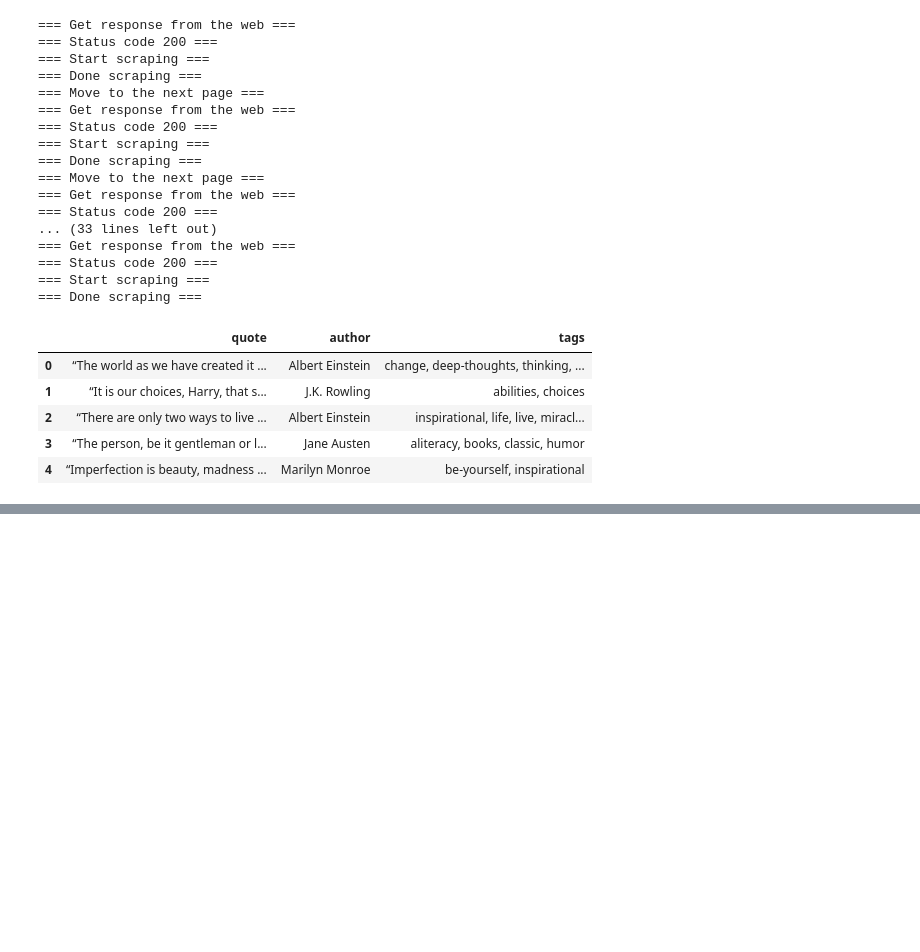
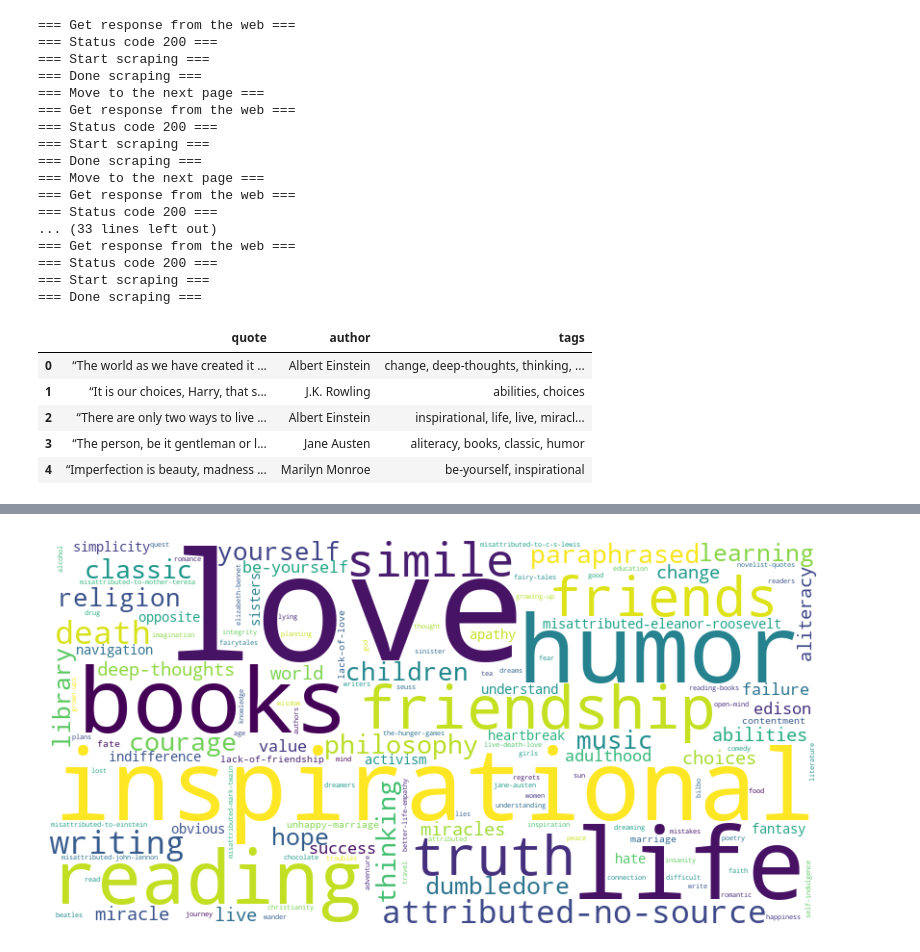
Before and after one commit to sakabmw/scraping-quotes, a Jupyter notebook: nb-qscript.ipynb, the cells around one changed output, grey strips where cells are left out. Cells and saved outputs as stored; diff of their text form; code cells hidden in the pictures; blank space fills up the shorter version.

```diff
--- a/nb-qscript.ipynb
+++ b/nb-qscript.ipynb
@@ -199,0 +343,9 @@ df.to_csv('quotes.csv', index=False)
+# %%
+# Wordcloud of Frequent Tags
+wordcloud_tags = WordCloud(width=800, height=400, background_color='white').generate_from_frequencies(tag_counts)
+plt.figure(figsize=(10, 5))
+plt.imshow(wordcloud_tags, interpolation='bilinear')
+plt.axis("off")
+plt.show()
+# %% [output]
+[figure, added]
```
Also changed, not shown: parts of 24 cells of this notebook, 2 other files.
